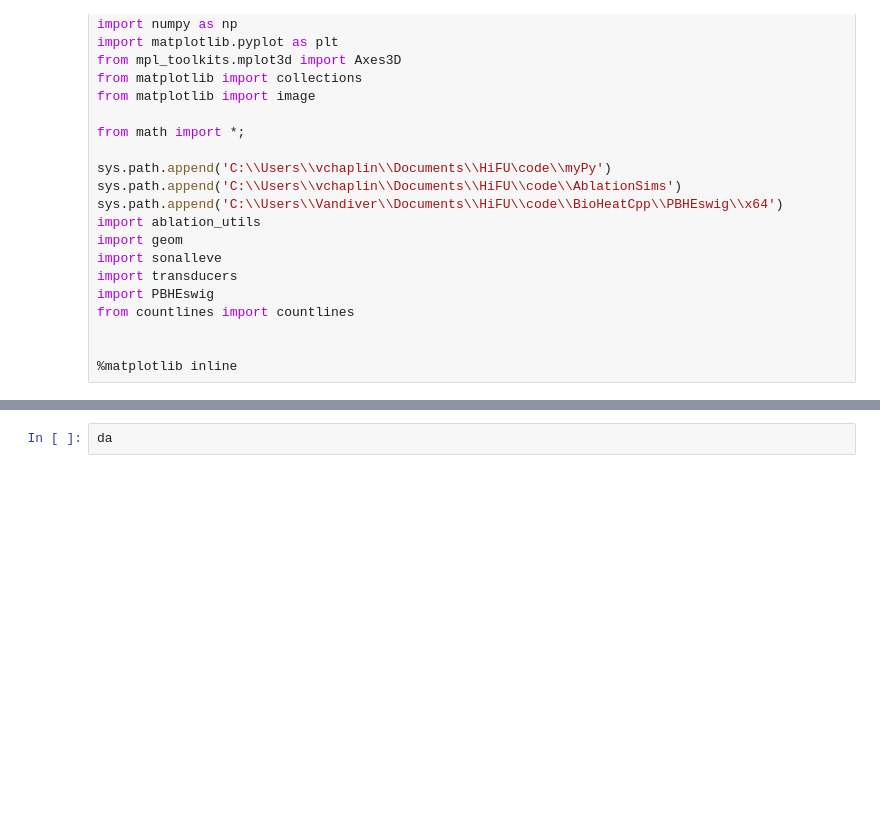
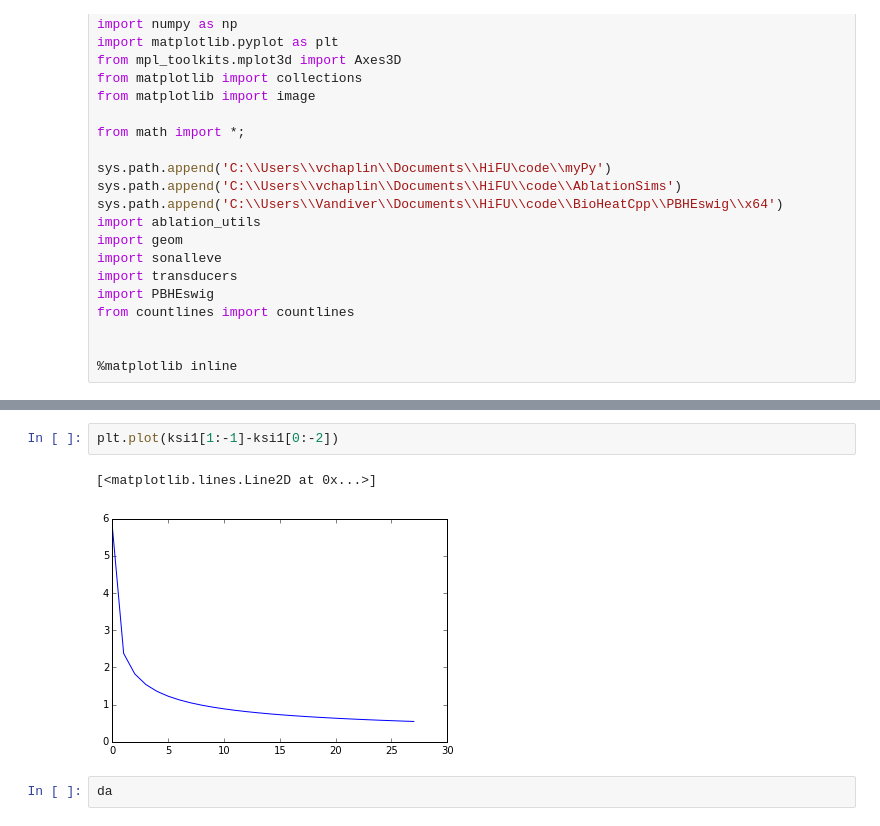
Before and after one commit to vlchaplin/fus_thermalmodelling, a Jupyter notebook: mugenot_trajectory.ipynb, the cells around one changed output, grey strips where cells are left out. Drawn from its saved outputs; the diff is of its cells as text; blank space fills up the shorter version.

```diff
--- a/mugenot_trajectory.ipynb
+++ b/mugenot_trajectory.ipynb
@@ -70,3 +111,8 @@ plt.plot(x1,y1,'o-')
+# %%
+plt.plot(ksi1[1:-1]-ksi1[0:-2])
+# %% [output]
+[<matplotlib.lines.Line2D at 0x...>]
+[figure, added]
 # %%
 da
 # %% [output]
```
Also changed, not shown: parts of 58 cells of this notebook, 4 other files.
